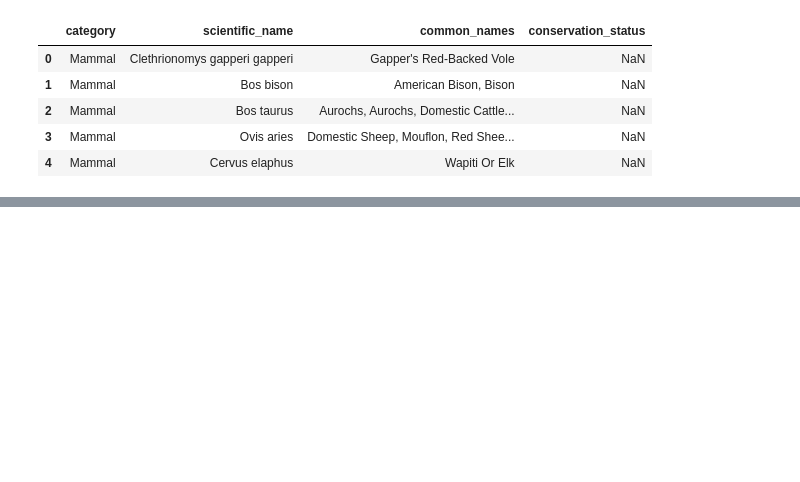
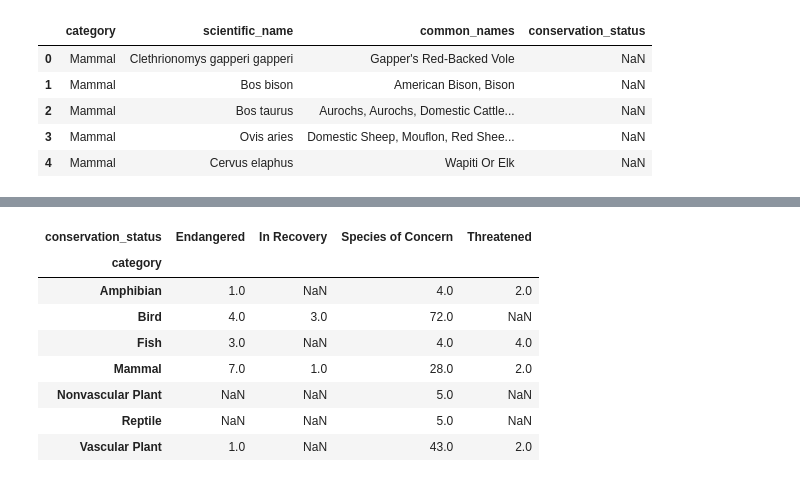
Before and after one commit to SantiagoRPinedo/BiodiversityProject, a Jupyter notebook: biodiversity.ipynb, the cells around one changed output, grey strips where cells are left out. Drawn from its saved outputs; the diff is of its cells as text; code cells hidden in the pictures; blank space fills up the shorter version.

```diff
--- a/biodiversity.ipynb
+++ b/biodiversity.ipynb
@@ -15,0 +34,17 @@ datos.head()
+# %%
+estatusCategoria =df_species[df_species.conservation_status != "Desconocido"]\
+    .groupby(["category", "conservation_status"])['common_names']\
+    .count()\
+    .unstack()
+
+estatusCategoria
+# %% [output]
+| conservation_status | Endangered | In Recovery | Species of Concern | Threatened |
+| category |  |  |  |  |
+| Amphibian | 1.0 | NaN | 4.0 | 2.0 |
+| Bird | 4.0 | 3.0 | 72.0 | NaN |
+| Fish | 3.0 | NaN | 4.0 | 4.0 |
+| Mammal | 7.0 | 1.0 | 28.0 | 2.0 |
+| Nonvascular Plant | NaN | NaN | 5.0 | NaN |
+| Reptile | NaN | NaN | 5.0 | NaN |
+| Vascular Plant | 1.0 | NaN | 43.0 | 2.0 |
```
Also changed, not shown: parts of 5 cells of this notebook.
